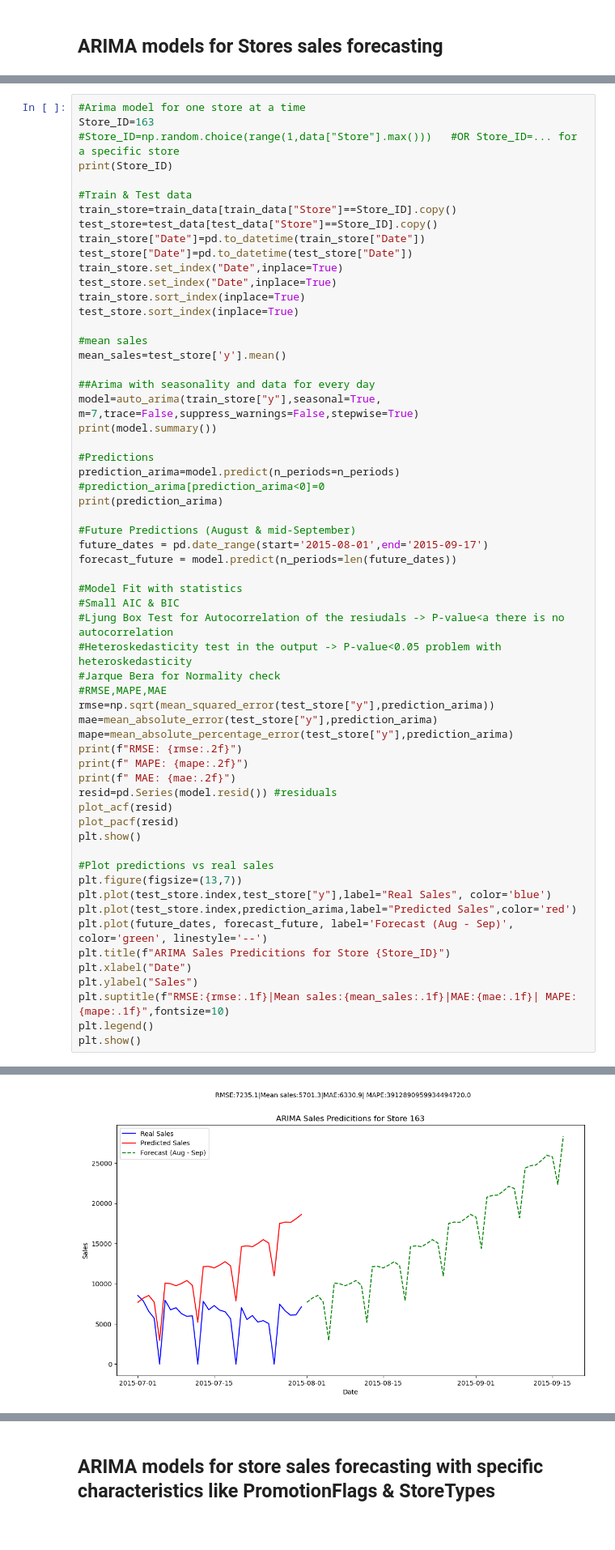
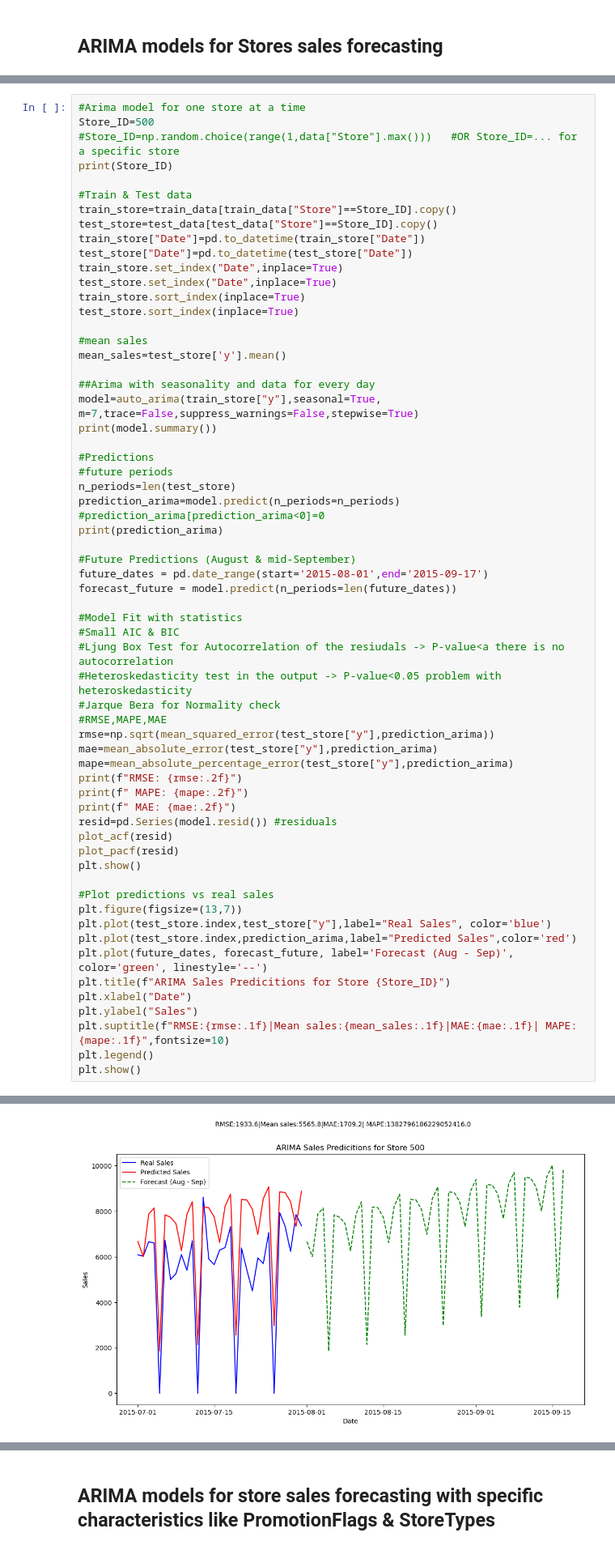
Before and after one commit to GeorgeStampolidiss/Projects, a Jupyter notebook: Project1_GStampolidis.ipynb, the cells around one changed output, grey strips where cells are left out. Shown at 81% size. Cells and saved outputs as stored; diff of their text form.

```diff
--- a/Project1_GStampolidis.ipynb
+++ b/Project1_GStampolidis.ipynb
@@ -1861,6 +1863,6 @@ print(mean_sales)
 # %%
 #Arima model for one store at a time
-Store_ID=163
+Store_ID=500
 #Store_ID=np.random.choice(range(1,data["Store"].max()))   #OR Store_ID=... for a specific store
 print(Store_ID)
 
@@ -1882,6 +1884,8 @@ model=auto_arima(train_store["y"],seasonal=True, m=7,trace=False,suppress_warnin
 print(model.summary())
 
 #Predictions
+#future periods
+n_periods=len(test_store)
 prediction_arima=model.predict(n_periods=n_periods)
 #prediction_arima[prediction_arima<0]=0
 print(prediction_arima)
@@ -1941,4 +1945,4 @@ RMSE: 7235.05
-[figure, old version]
+[figure, new version]
 # %%
 #Arima model for store 543 with seasonality every 14 days
 Store_ID=543
```
Also changed, not shown: parts of 15 cells of this notebook.
